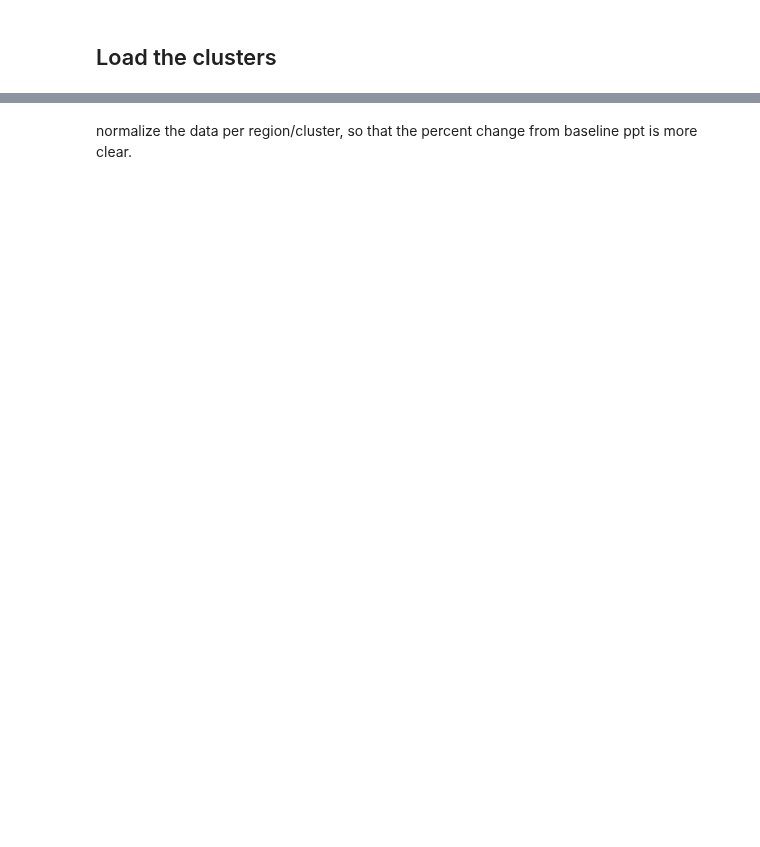
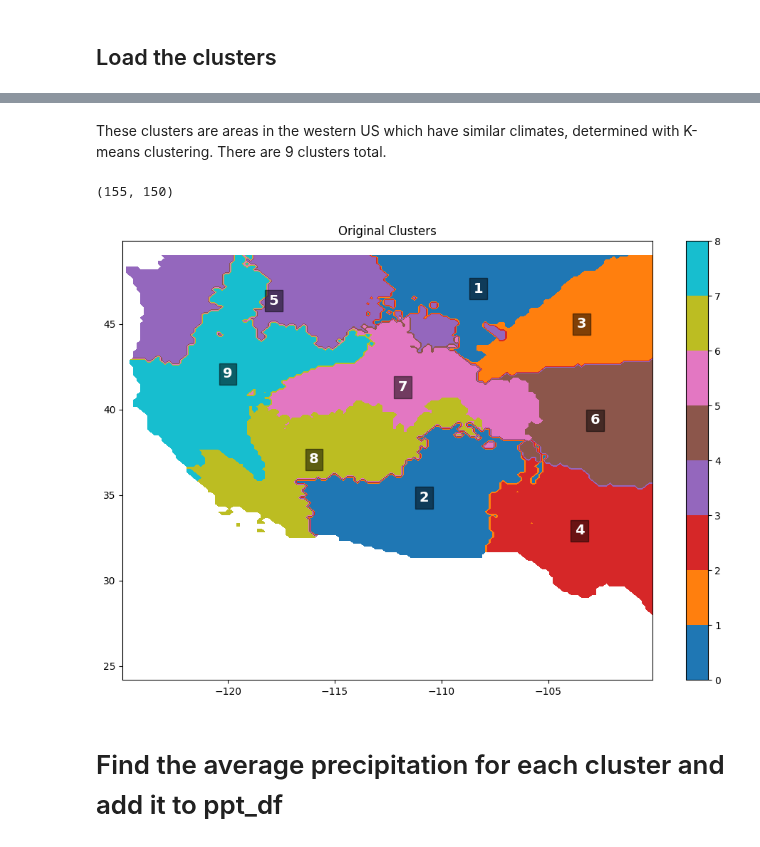
Before and after one commit to hwalters361/ML_rain_prediction, a Jupyter notebook: rain_data_analysis.ipynb, the cells around one changed output, grey strips where cells are left out. Cells and saved outputs as stored; diff of their text form; code cells hidden in the pictures; blank space fills up the shorter version.

```diff
--- a/rain_data_analysis.ipynb
+++ b/rain_data_analysis.ipynb
@@ -318,2 +91,39 @@ plt.show()
-# %% [markdown]
-normalize the data per region/cluster, so that the percent change from baseline ppt is more clear.
+# %% [markdown]
+These clusters are areas in the western US which have similar climates, determined with K-means clustering. There are 9 clusters total.
+# %%
+clusters = np.load("data/clusters.npy")
+clusters.shape
+# %% [output]
+(155, 150)
+# %%
+import numpy as np
+import matplotlib.pyplot as plt
+
+# Step 1: Visualize the original cluster map
+plt.figure(figsize=(12, 8))
+xx, yy = np.meshgrid(lon, lat)
+plt.contourf(xx, yy, clusters, levels=8, cmap="tab10")
+plt.colorbar()
+plt.title("Original Clusters")
+
+# Step 2: Compute cluster centers
+cluster_ids = np.unique(clusters)
+for cluster_id in cluster_ids:
+    cluster_mask = clusters == cluster_id  # Boolean mask for current cluster
+
+    # Get the mean position of all points in the cluster
+    if np.any(cluster_mask):  # Ensure the cluster exists
+        center_lat = np.mean(yy[cluster_mask])
+        center_lon = np.mean(xx[cluster_mask])
+
+        # Step 3: Annotate the map with the cluster number
+        plt.text(center_lon, center_lat, str(int(cluster_id+1)),
+                 color='white', fontsize=14, fontweight='bold',
+                 ha='center', va='center', bbox=dict(facecolor='black', alpha=0.5))
+
+
+plt.show()
+# %% [output]
+[figure, added]
+# %% [markdown]
+# Find the average precipitation for each cluster and add it to ppt_df
```
Also changed, not shown: parts of 61 cells of this notebook, 3 other files.
